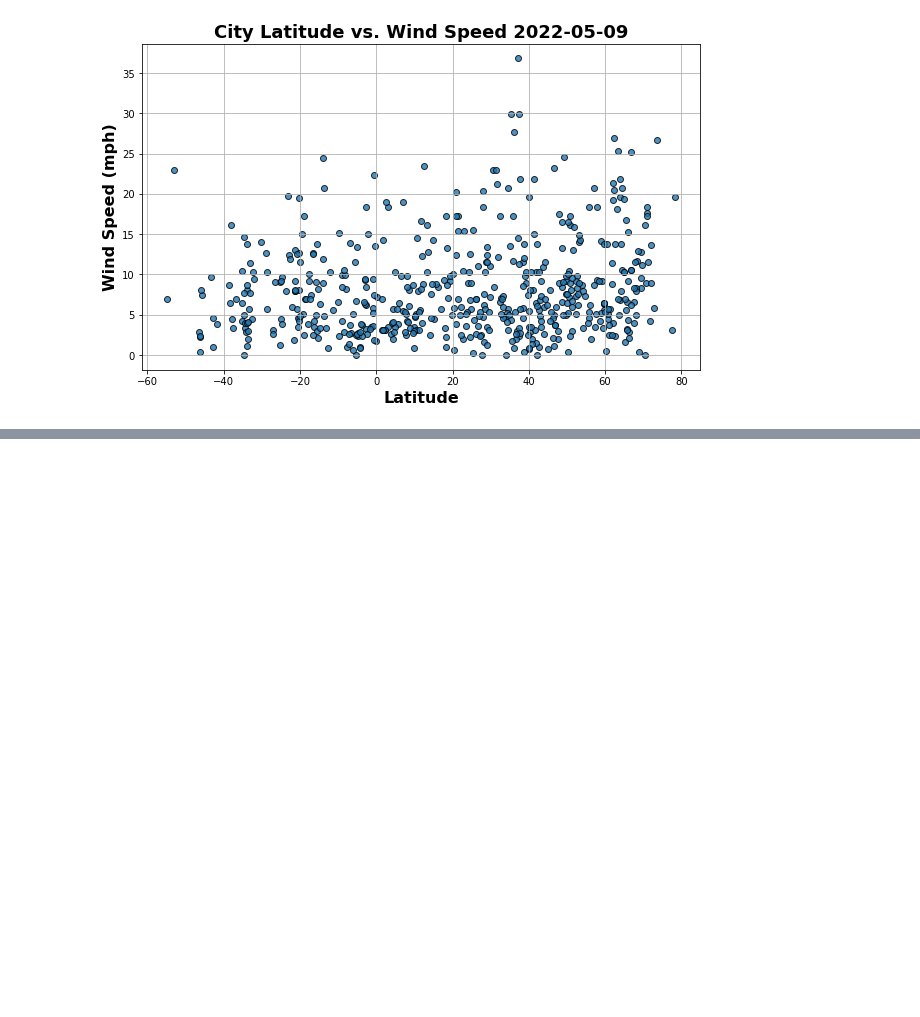
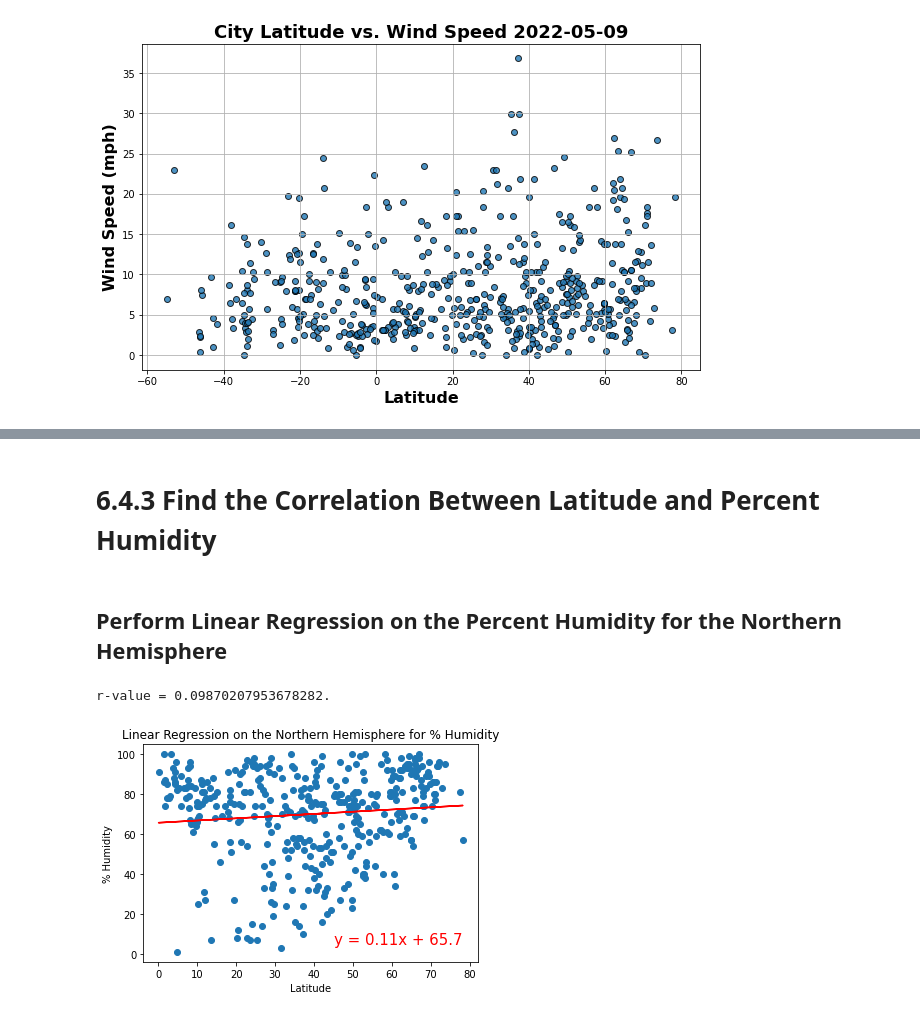
Before and after one commit to elangendorff/World_Weather_Analysis, a Jupyter notebook: WeatherPy.ipynb, the cells around one changed output, grey strips where cells are left out. Cells and saved outputs as stored; diff of their text form; code cells hidden in the pictures; blank space fills up the shorter version.

```diff
--- a/WeatherPy.ipynb
+++ b/WeatherPy.ipynb
@@ -513,0 +663,20 @@ plt.savefig(os.path.join('.','weather_data','fig4.png'))
+# %% [markdown]
+# 6.4.3 Find the Correlation Between Latitude and Percent Humidity
+# %% [markdown]
+## Perform Linear Regression on the Percent Humidity for the Northern Hemisphere
+# %%
+# Linear regression on the Northern Hemisphere
+# Reminder: def plot_linear_regression(x_values, y_values, title, y_label, text_coordinates, show_r_val):
+
+# Call the function.
+plot_linear_regression(
+    df_hemi_n['Lat'],
+    df_hemi_n['Humidity'],
+    'Linear Regression on the Northern Hemisphere for % Humidity',
+    '% Humidity',
+    (45,5),
+    True
+)
+# %% [output]
+r-value = 0.09870207953678282.
+[figure, added]
```
Also changed, not shown: parts of 27 cells of this notebook, 4 other files.
